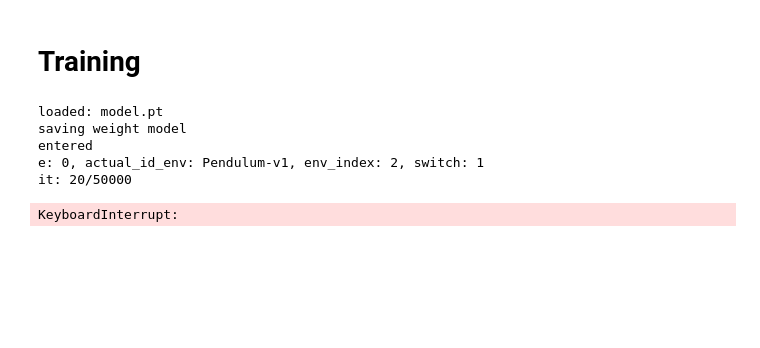
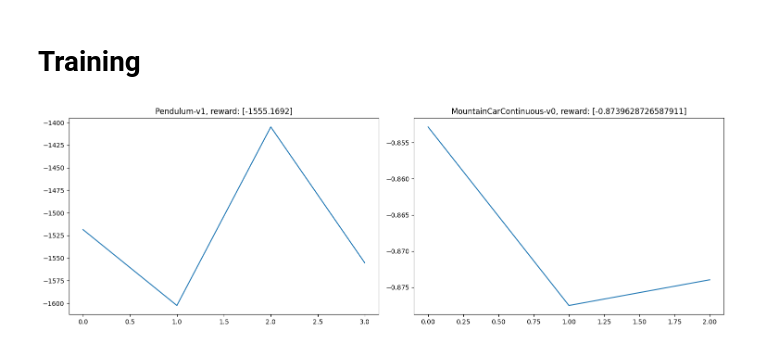
Before and after one commit to jacopotdsc/RL_project, a Jupyter notebook: rl_project.ipynb, the cells around one changed output. Drawn from its saved outputs; the diff is of its cells as text; code cells hidden in the pictures; blank space fills up the shorter version.

Commit message:
bug on test_env() solved - added better plot

```diff
--- a/rl_project.ipynb
+++ b/rl_project.ipynb
@@ -399,8 +433,8 @@ num_inputs_2  = env2.observation_space.shape[0];    num_outputs_2 = env2.action_
 print(f"num_inputs1: {num_inputs_1}, num_outputs_1: {num_outputs_1}, env_id: {env1_id}")
 print(f"num_inputs2: {num_inputs_2}, num_outputs_2: {num_outputs_2}, env_id: {env2_id}")
 
-envs1 = make_vec_env(env1_name, n_envs=num_envs)
-envs2 = make_vec_env(env2_name, n_envs=num_envs)
+envs1 = make_vec_env(env1_id, n_envs=num_envs)
+envs2 = make_vec_env(env2_id, n_envs=num_envs)
 
 vectorized_envs = { env1_id: envs1,
                     env2_id: envs2
@@ -451,10 +485,11 @@ def swtich_enviroment( vectorized_envs, env_ids, env_index):
     new_env = vectorized_envs[ new_id_env ]
     return new_env, new_id_env, env_index
 # %%
-def train(main_model, hidden_networks, main_env, optimizer, vect_envs, train_id_env, state, max_frames, early_stop, test_rewards, plot_frequency=1000, plot=True):
+def train(main_model, hidden_networks, main_env, optimizer, vect_envs, train_id_env, state, max_frames, early_stop, test_rewards, plot_frequency=1000, do_plot=True, all_ids=None, all_rewards=None):
     frame_idx = 0
+    loss = 0
     while frame_idx < max_frames and not early_stop:
-        print(f"\rit: {frame_idx}/{max_frames}", end="")
+        print(f"\rit: {frame_idx}/{max_frames}, loss: {loss}", end="")
         log_probs = []
         values    = []
         states    = []
@@ -485,10 +520,11 @@ def train(main_model, hidden_networks, main_env, optimizer, vect_envs, train_id_
             state = next_state
             frame_idx += 1
 
-            if plot==True and frame_idx % plot_frequency == 0:
-                test_reward = np.mean([test_env(main_model, main_env, train_id_env) for _ in range(10)])
+            if do_plot==True and frame_idx % plot_frequency == 0:
+                test_reward = np.mean([test_env(main_model, main_env, train_id_env, max_step=250) for _ in range(10)])
                 test_rewards.append(test_reward)
-                plot(train_id_env, frame_idx, test_rewards)
+                #plot(train_id_env, frame_idx, test_rewards)
+                plot_all(all_ids, all_rewards)
                 if test_reward > threshold_reward: early_stop = True
 
 
@@ -505,7 +541,8 @@ def train(main_model, hidden_networks, main_env, optimizer, vect_envs, train_id_
         actions   = torch.cat(actions)
         advantage = returns - values
 
-        ppo_update(main_model, hidden_networks, optimizer, train_id_env, ppo_epochs, mini_batch_size, states, actions, log_probs, returns, advantage)
+        loss = ppo_update(main_model, hidden_networks, optimizer, train_id_env, ppo_epochs, mini_batch_size, states, actions, log_probs, returns, advantage)
+        loss = torch.mean( torch.stack(loss).float() )
 # %%
 epoch = 10
 epoch_per_train = 50000
@@ -536,39 +573,35 @@ model_PC = hidden_network['network_PC']
 model_PC.load()
 optimizer = optim.Adam(model_PC.parameters(), lr=lr)
 
 for e in range(epoch):
     model_PC.save()
 
     #if e > 1 and ( e %  switch_env_frequency == 0):
     if  e %  switch_env_frequency == 0:
-        print("entered")
         actual_vectorized_env, actual_id_env, env_index = swtich_enviroment(vectorized_envs, env_ids, env_index)
         actual_single_env=single_envs[actual_id_env]
         swtich_counter += 1
 
     print(f"e: {e}, actual_id_env: {actual_id_env}, env_index: {env_index}, switch: {swtich_counter}")
 
     actual_state = env_states[actual_id_env]
     train(main_model=model_PC,
           hidden_networks=hidden_network,
           main_env=actual_single_env,
           optimizer=optimizer,
           vect_envs=actual_vectorized_env,
           train_id_env=actual_id_env,
           state=actual_state,
-          max_frames=epoch_per_train,
+          max_frames= epoch_per_train,
           early_stop=early_stop,
           test_rewards = env_reward[actual_id_env],
           plot_frequency=10000,
-          plot=False
+          do_plot=True,
+          all_ids=env_ids,
+          all_rewards=env_reward
           )
 #UserWarning: Creating a tensor from a list of numpy.ndarrays is extremely slow. Please consider converting the list to a single numpy.ndarray with numpy.array() before converting to a tensor. (Triggered internally at ../torch/csrc/utils/tensor_new.cpp:261.)
 # return torch.tensor(encoded_states, dtype=torch.float32)
 #solve this on encoder
 # %% [output]
-loaded: model.pt
-saving weight model
-entered
-e: 0, actual_id_env: Pendulum-v1, env_index: 2, switch: 1
-it: 20/50000
-KeyboardInterrupt:
+[figure, added]
```
Also changed, not shown: parts of 3 cells of this notebook.
